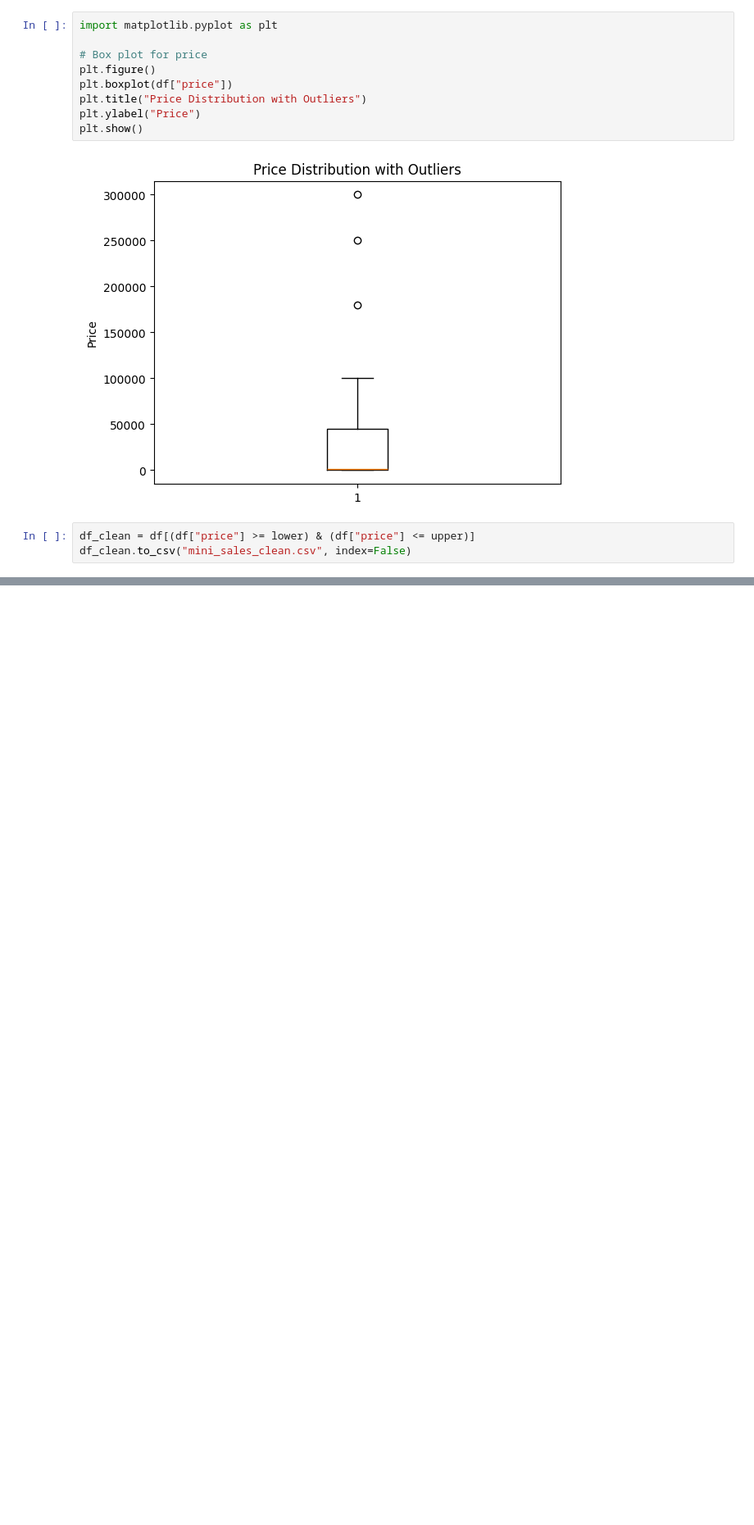
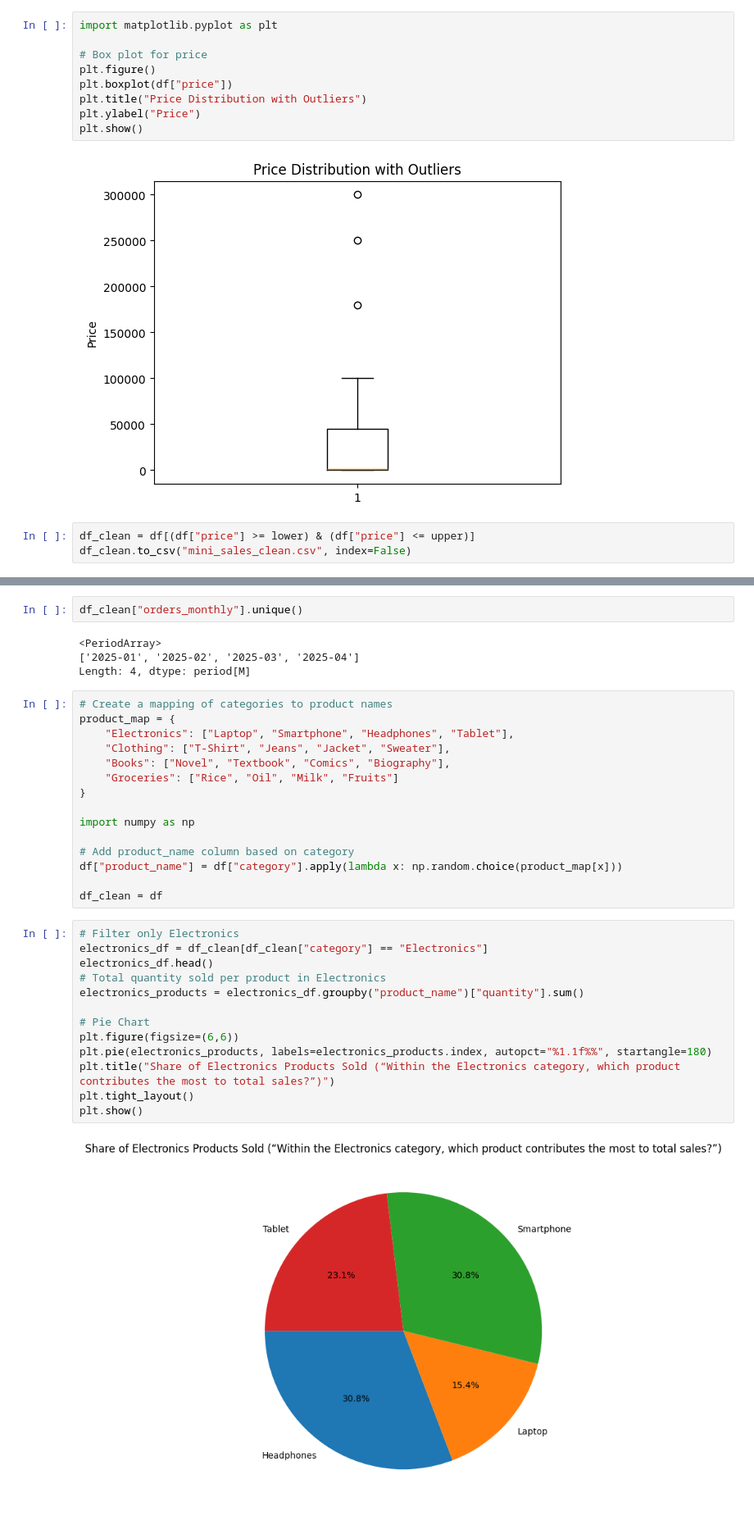
Before and after one commit to meermusaib20/Data_Science_Internship, a Jupyter notebook: Week_2_foundations/Data_Acquisition.ipynb, the cells around one changed output, grey strips where cells are left out. Shown at 82% size. Saved outputs shown, nothing was run; the diff lists cells and outputs as text; blank space fills up the shorter version.

```diff
--- a/Week_2_foundations/Data_Acquisition.ipynb
+++ b/Week_2_foundations/Data_Acquisition.ipynb
@@ -145,0 +236,36 @@ print(top_customers)
+# %%
+df_clean["orders_monthly"].unique()
+# %% [output]
+<PeriodArray>
+['2025-01', '2025-02', '2025-03', '2025-04']
+Length: 4, dtype: period[M]
+# %%
+# Create a mapping of categories to product names
+product_map = {
+    "Electronics": ["Laptop", "Smartphone", "Headphones", "Tablet"],
+    "Clothing": ["T-Shirt", "Jeans", "Jacket", "Sweater"],
+    "Books": ["Novel", "Textbook", "Comics", "Biography"],
+    "Groceries": ["Rice", "Oil", "Milk", "Fruits"]
+}
+
+import numpy as np
+
+# Add product_name column based on category
+df["product_name"] = df["category"].apply(lambda x: np.random.choice(product_map[x]))
+
+df_clean = df
+# %%
+# Filter only Electronics
+electronics_df = df_clean[df_clean["category"] == "Electronics"]
+electronics_df.head()
+# Total quantity sold per product in Electronics
+electronics_products = electronics_df.groupby("product_name")["quantity"].sum()
+
+# Pie Chart
+plt.figure(figsize=(6,6))
+plt.pie(electronics_products, labels=electronics_products.index, autopct="%1.1f%%", startangle=180)
+plt.title("Share of Electronics Products Sold (“Within the Electronics category, which product contributes the most to total sales?”)")
+plt.tight_layout()
+plt.show()
+# %% [output]
+[figure, added]
```
Also changed, not shown: parts of 10 cells of this notebook.
